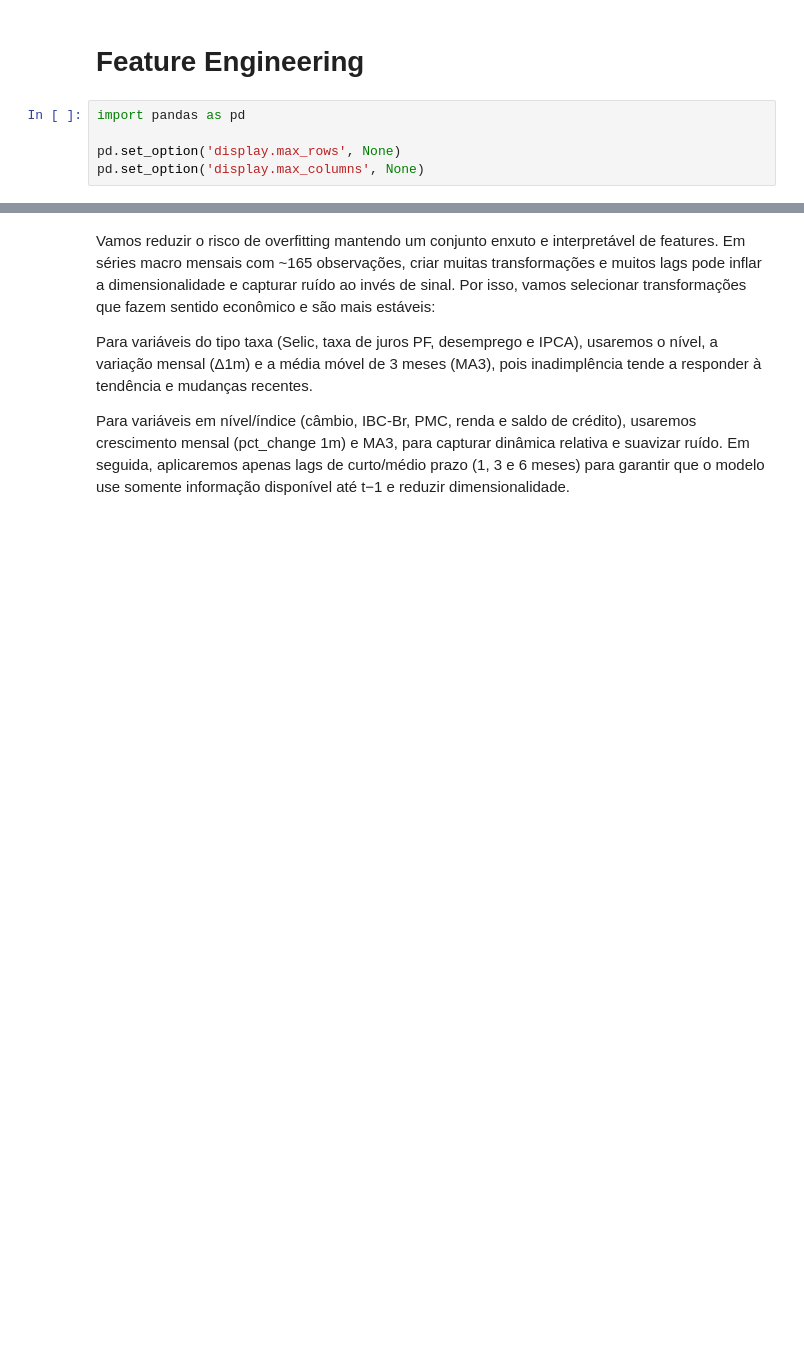
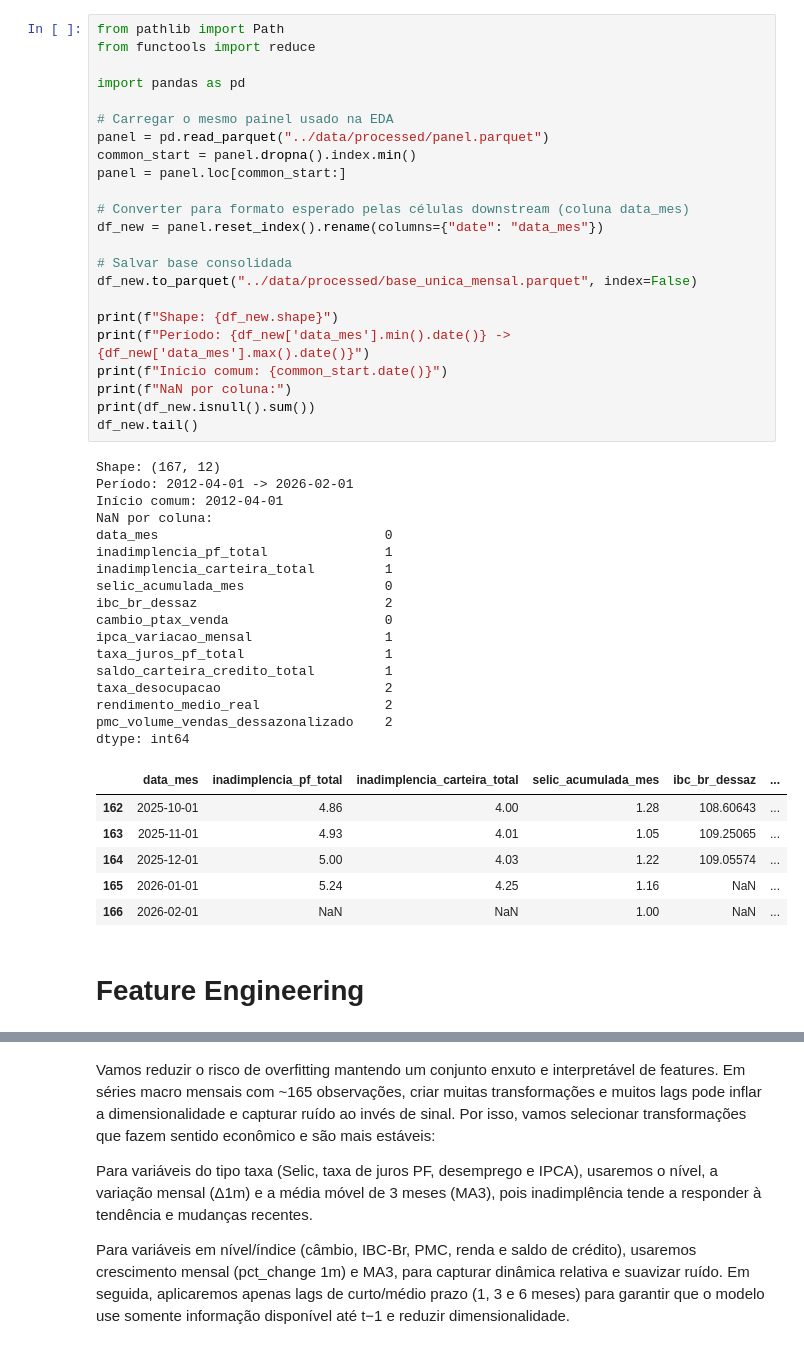
Before and after one commit to BrunoRaphaell/nowcasting, a Jupyter notebook: notebooks/02_preprocessing.ipynb, the cells around one changed output, grey strips where cells are left out. Drawn from its saved outputs; the diff is of its cells as text; blank space fills up the shorter version.

```diff
--- a/notebooks/02_preprocessing.ipynb
+++ b/notebooks/02_preprocessing.ipynb
@@ -159,10 +5,52 @@ df_new.to_parquet("../data/processed/base_unica_mensal.parquet", index=False)
+# %%
+from pathlib import Path
+from functools import reduce
+
+import pandas as pd
+
+# Carregar o mesmo painel usado na EDA
+panel = pd.read_parquet("../data/processed/panel.parquet")
+common_start = panel.dropna().index.min()
+panel = panel.loc[common_start:]
+
+# Converter para formato esperado pelas células downstream (coluna data_mes)
+df_new = panel.reset_index().rename(columns={"date": "data_mes"})
+
+# Salvar base consolidada
+df_new.to_parquet("../data/processed/base_unica_mensal.parquet", index=False)
+
+print(f"Shape: {df_new.shape}")
+print(f"Período: {df_new['data_mes'].min().date()} -> {df_new['data_mes'].max().date()}")
+print(f"Início comum: {common_start.date()}")
+print(f"NaN por coluna:")
+print(df_new.isnull().sum())
+df_new.tail()
+# %% [output]
+Shape: (167, 12)
+Período: 2012-04-01 -> 2026-02-01
+Início comum: 2012-04-01
+NaN por coluna:
+data_mes                             0
+inadimplencia_pf_total               1
+inadimplencia_carteira_total         1
+selic_acumulada_mes                  0
+ibc_br_dessaz                        2
+cambio_ptax_venda                    0
+ipca_variacao_mensal                 1
+taxa_juros_pf_total                  1
+saldo_carteira_credito_total         1
+taxa_desocupacao                     2
+rendimento_medio_real                2
+pmc_volume_vendas_dessazonalizado    2
+dtype: int64
+|  | data_mes | inadimplencia_pf_total | inadimplencia_carteira_total | selic_acumulada_mes | ibc_br_dessaz | ... |
+| 162 | 2025-10-01 | 4.86 | 4.00 | 1.28 | 108.60643 | ... |
+| 163 | 2025-11-01 | 4.93 | 4.01 | 1.05 | 109.25065 | ... |
+| 164 | 2025-12-01 | 5.00 | 4.03 | 1.22 | 109.05574 | ... |
+| 165 | 2026-01-01 | 5.24 | 4.25 | 1.16 | NaN | ... |
+| 166 | 2026-02-01 | NaN | NaN | 1.00 | NaN | ... |
 # %% [markdown]
 # Feature Engineering
-# %%
-import pandas as pd
-
-pd.set_option('display.max_rows', None)
-pd.set_option('display.max_columns', None)
 # %%
 df = pd.read_parquet("../data/processed/base_unica_mensal.parquet")
 print(df.shape)
```
Also changed, not shown: parts of 21 cells of this notebook, 5 other files.
